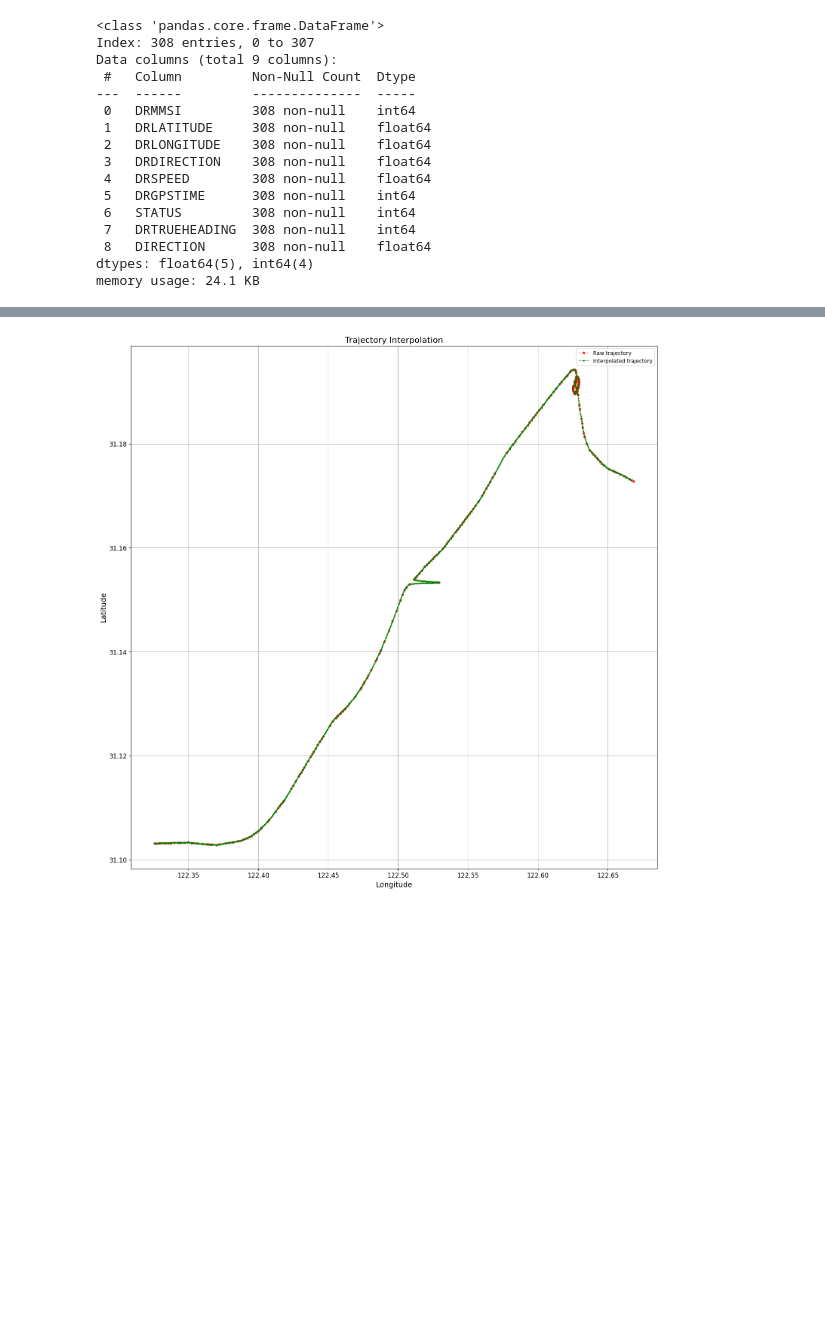
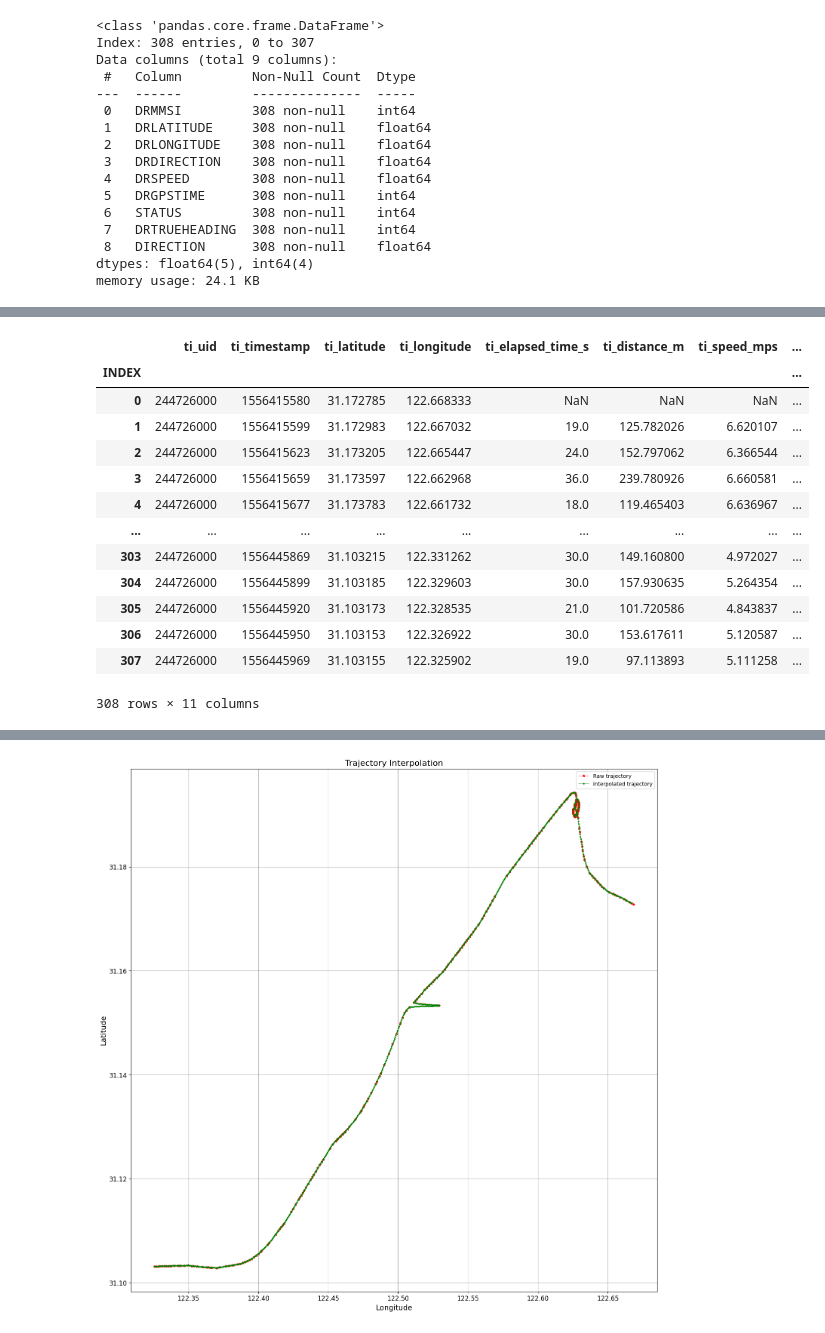
Before and after one commit to andyrids/mipo_trajectory, a Jupyter notebook: trackinsight.ipynb, the cells around one changed output, grey strips where cells are left out. Drawn from its saved outputs; the diff is of its cells as text; code cells hidden in the pictures; blank space fills up the shorter version.

Commit message:
feat: testing hourly segmentation and buffering using epsg:3857

```diff
--- a/trackinsight.ipynb
+++ b/trackinsight.ipynb
@@ -100,6 +101,31 @@ def calculate_speed(
     speed_mps = data[elapsed_distance_column] / data[elapsed_time_column]
     speed_kts = speed_mps * 1.943844
     return data.assign(ti_speed_mps=speed_mps, ti_speed_kts=speed_kts)
+# %%
+def convert_to_geodataframe(
+        data: DataFrame,
+        latitude_column: str = "ti_latitude",
+        longitude_column: str = "ti_longitude",
+        crs: str = "EPSG:4326"
+    ) -> GeoDataFrame:
+    """Convert trajectory data to a GeoDataFrame.
+
+        Args:
+        data (DataFrame): Trajectory data.
+        uid_column (str): Unique identifier column.
+        latitude_column (str): Latitude column.
+        longitude_column (str): Longitude column.
+
+    Returns:
+        A GeoDataFrame.
+    """
+    geometry = gpd.points_from_xy(data[longitude_column], data[latitude_column], crs=crs)
+    geoemetry_3857 = geometry.to_crs(epsg=3857)
+    return (
+        gpd.GeoDataFrame(data, geometry=geometry)
+        .assign(geometry_3857=geoemetry_3857)
+        #.set_geometry("geometry_3857")
+    )
 # %%
 def transform_trajectories(
     data: DataFrame,
@@ -196 +215,20 @@ ti_data
 308 rows × 8 columns
+# %%
+gdf_ti_data = convert_to_geodataframe(ti_data)
+gdf_ti_data = gdf_ti_data.assign(buffer=lambda x: x["geometry_3857"].buffer(1000, cap_style="square").to_crs(4326))
+gdf_ti_data
+# %% [output]
+|  | ti_uid | ti_timestamp | ti_latitude | ti_longitude | ti_elapsed_time_s | ti_distance_m | ti_speed_mps | ... |
+| INDEX |  |  |  |  |  |  |  | ... |
+| 0 | 244726000 | 1556415580 | 31.172785 | 122.668333 | NaN | NaN | NaN | ... |
+| 1 | 244726000 | 1556415599 | 31.172983 | 122.667032 | 19.0 | 125.782026 | 6.620107 | ... |
+| 2 | 244726000 | 1556415623 | 31.173205 | 122.665447 | 24.0 | 152.797062 | 6.366544 | ... |
+| 3 | 244726000 | 1556415659 | 31.173597 | 122.662968 | 36.0 | 239.780926 | 6.660581 | ... |
+| 4 | 244726000 | 1556415677 | 31.173783 | 122.661732 | 18.0 | 119.465403 | 6.636967 | ... |
+| ... | ... | ... | ... | ... | ... | ... | ... | ... |
+| 303 | 244726000 | 1556445869 | 31.103215 | 122.331262 | 30.0 | 149.160800 | 4.972027 | ... |
+| 304 | 244726000 | 1556445899 | 31.103185 | 122.329603 | 30.0 | 157.930635 | 5.264354 | ... |
+| 305 | 244726000 | 1556445920 | 31.103173 | 122.328535 | 21.0 | 101.720586 | 4.843837 | ... |
+| 306 | 244726000 | 1556445950 | 31.103153 | 122.326922 | 30.0 | 153.617611 | 5.120587 | ... |
+| 307 | 244726000 | 1556445969 | 31.103155 | 122.325902 | 19.0 | 97.113893 | 5.111258 | ... |
+308 rows × 11 columns
```
Also changed, not shown: parts of 10 cells of this notebook.
